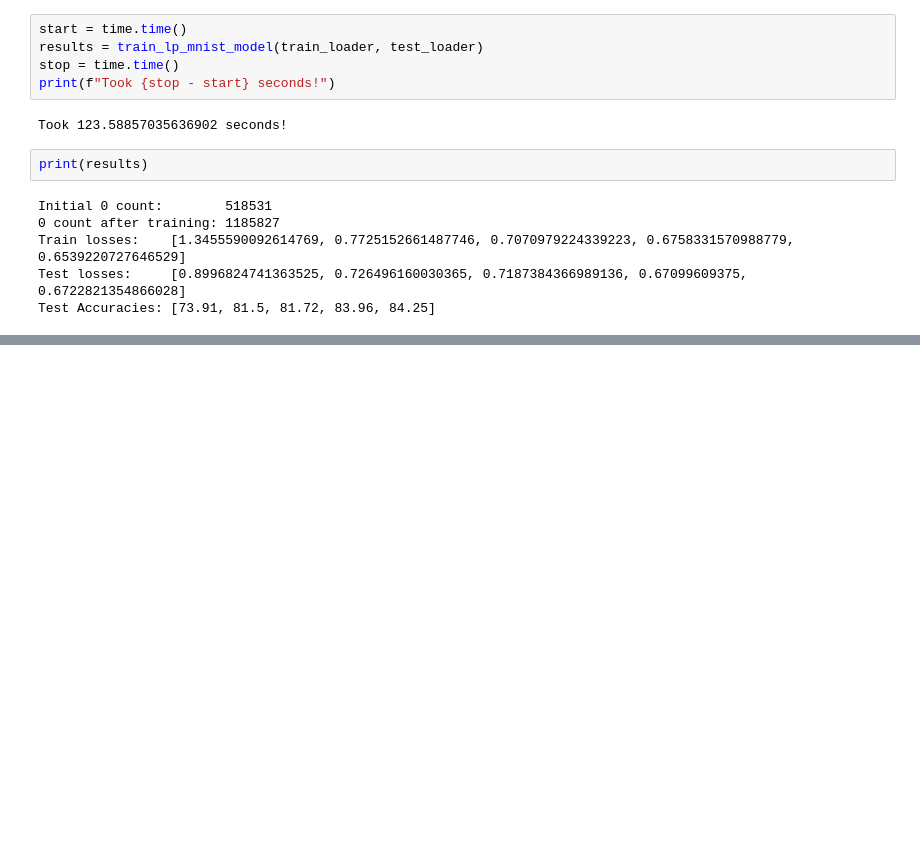
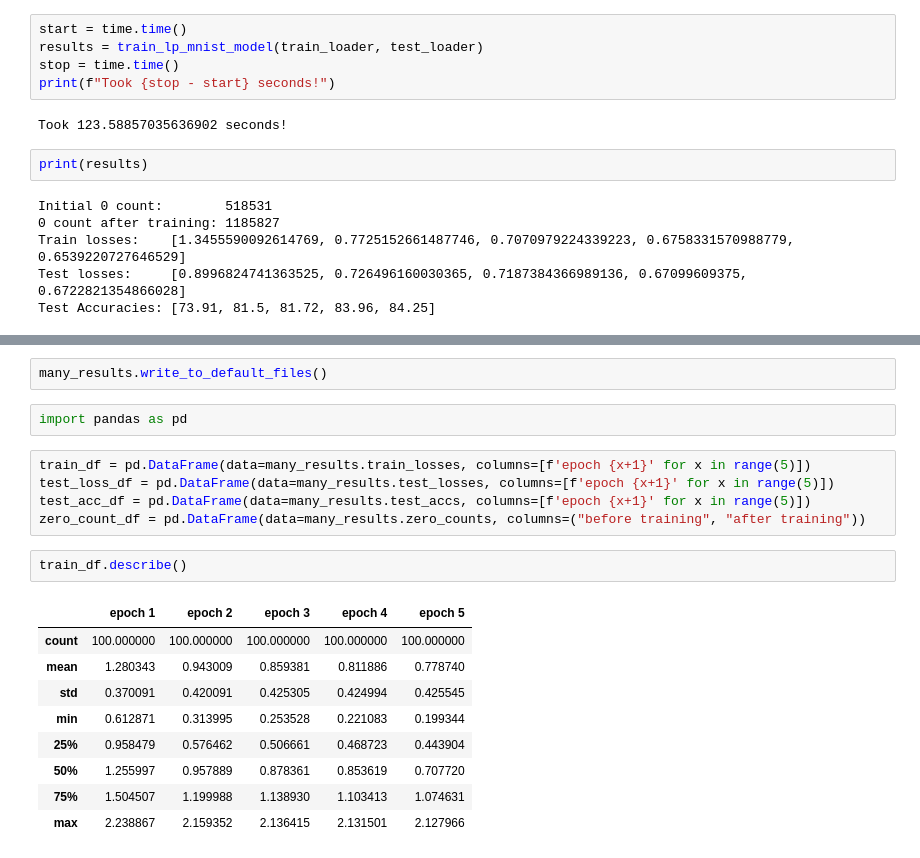
Before and after one commit to AS0berle/generalization-preconditioning, a Jupyter notebook: direct/linprog_model_study.ipynb, the cells around one changed output, grey strips where cells are left out. Saved outputs shown, nothing was run; the diff lists cells and outputs as text; blank space fills up the shorter version.

```diff
--- a/direct/linprog_model_study.ipynb
+++ b/direct/linprog_model_study.ipynb
@@ -287,0 +315,21 @@ Test Accuracies: [59.0, 63.33, 62.1, 64.4, 64.98]
+# %%
+many_results.write_to_default_files()
+# %%
+import pandas as pd
+# %%
+train_df = pd.DataFrame(data=many_results.train_losses, columns=[f'epoch {x+1}' for x in range(5)])
+test_loss_df = pd.DataFrame(data=many_results.test_losses, columns=[f'epoch {x+1}' for x in range(5)])
+test_acc_df = pd.DataFrame(data=many_results.test_accs, columns=[f'epoch {x+1}' for x in range(5)])
+zero_count_df = pd.DataFrame(data=many_results.zero_counts, columns=("before training", "after training"))
+# %%
+train_df.describe()
+# %% [output]
+|  | epoch 1 | epoch 2 | epoch 3 | epoch 4 | epoch 5 |
+| count | 100.000000 | 100.000000 | 100.000000 | 100.000000 | 100.000000 |
+| mean | 1.280343 | 0.943009 | 0.859381 | 0.811886 | 0.778740 |
+| std | 0.370091 | 0.420091 | 0.425305 | 0.424994 | 0.425545 |
+| min | 0.612871 | 0.313995 | 0.253528 | 0.221083 | 0.199344 |
+| 25% | 0.958479 | 0.576462 | 0.506661 | 0.468723 | 0.443904 |
+| 50% | 1.255997 | 0.957889 | 0.878361 | 0.853619 | 0.707720 |
+| 75% | 1.504507 | 1.199988 | 1.138930 | 1.103413 | 1.074631 |
+| max | 2.238867 | 2.159352 | 2.136415 | 2.131501 | 2.127966 |
```
Also changed, not shown: parts of 12 cells of this notebook, 1 other file.
